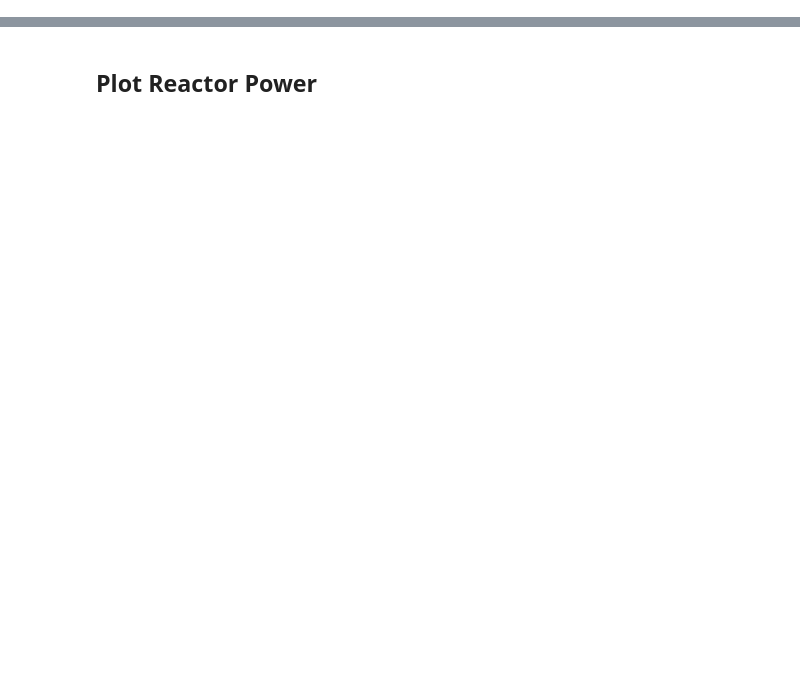
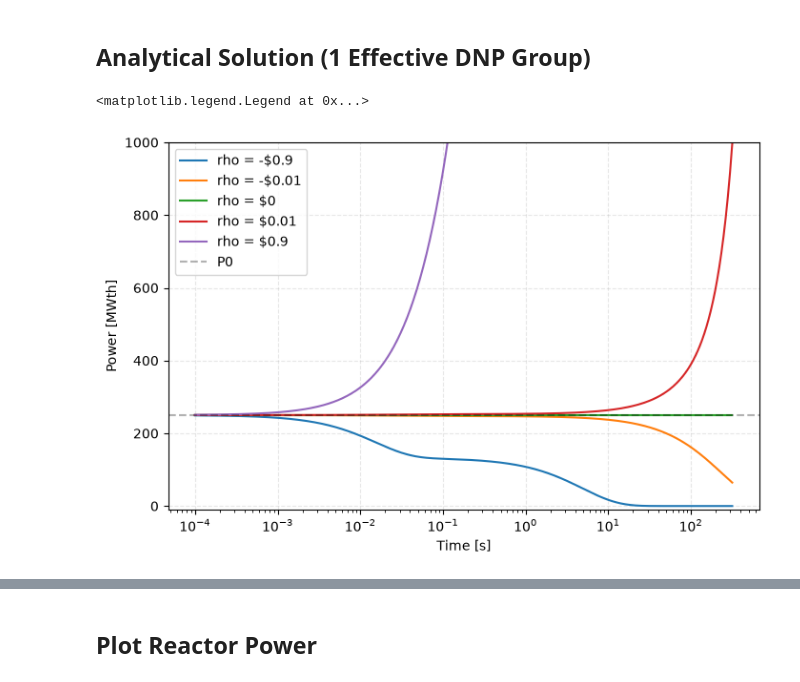
Before and after one commit to jbbpontes/NUCE403-Homeworks, a Jupyter notebook: PKE_HW5.ipynb, the cells around one changed output, grey strips where cells are left out. Cells and saved outputs as stored; diff of their text form; code cells hidden in the pictures; blank space fills up the shorter version.

```diff
--- a/PKE_HW5.ipynb
+++ b/PKE_HW5.ipynb
@@ -22,0 +52,2 @@ The point kinetics equations are defined as a system of ODEs to be solved by `so
+# %% [markdown]
+## Analytical Solution (1 Effective DNP Group)
@@ -22,0 +74,7 @@ The point kinetics equations are defined as a system of ODEs to be solved by `so
+# %%
+def P(t, rho):
+    ''' '''
+    s1, s2 = find_s(rho)
+    P1_0 = P1(rho)
+    P2_0 = P2(rho)
+    return P1_0*np.exp(s1*t) + P2_0*np.exp(s2*t)
@@ -22,0 +86,32 @@ The point kinetics equations are defined as a system of ODEs to be solved by `so
+# %%
+P_0 = []
+P_1 = []
+P_2 = []
+P_3 = []
+P_4 = []
+for time in t:
+    P_0.append(P(time, rhos[0]))
+    P_1.append(P(time, rhos[1]))
+    P_2.append(P(time, rhos[2]))
+    P_3.append(P(time, rhos[3]))
+    P_4.append(P(time, rhos[4]))
+# %%
+fig, ax = plt.subplots(figsize=(8, 5))
+plt.plot(t, P_0, label='rho = -$0.9')
+plt.plot(t, P_1, label='rho = -$0.01')
+plt.plot(t, P_2, label='rho = $0')
+plt.plot(t, P_3, label='rho = $0.01')
+plt.plot(t, P_4, label='rho = $0.9')
+
+plt.ylim(-10, 1000)
+plt.grid(alpha=0.3, linestyle='--')
+plt.xlabel('Time [s]')
+plt.ylabel('Power [MWth]')
+plt.xscale('log')
+#plt.yscale('log')
+
+ax.axhline(y=250, color='k', linestyle='--', label='P0', alpha=0.3)
+plt.legend()
+# %% [output]
+<matplotlib.legend.Legend at 0x...>
+[figure, added]
```
Also changed, not shown: parts of 26 cells of this notebook.
